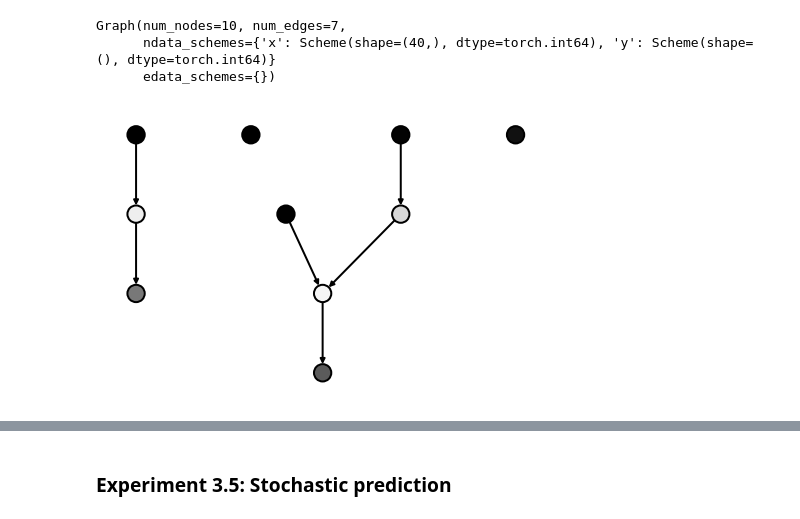
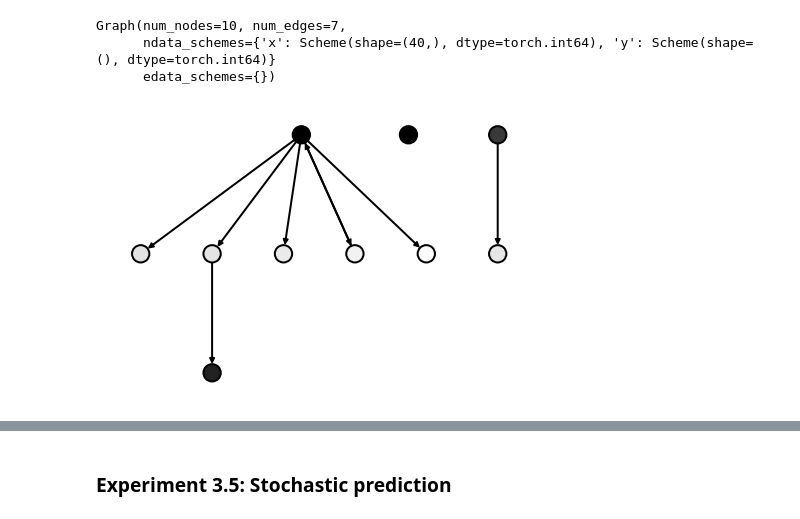
Before and after one commit to jvrana/deep-learning-guides, a Jupyter notebook: notebooks/annotated_universal_graph_transformer/causes_of_lung_cancer/experiment_generative_attention_network.ipynb, the cells around one changed output, grey strips where cells are left out. Drawn from its saved outputs; the diff is of its cells as text; code cells hidden in the pictures.

```diff
--- a/notebooks/annotated_universal_graph_transformer/causes_of_lung_cancer/experiment_generative_attention_network.ipynb
+++ b/notebooks/annotated_universal_graph_transformer/causes_of_lung_cancer/experiment_generative_attention_network.ipynb
@@ -629,12 +633,16 @@ class CircuitNetwork(nn.Module):
                 g.ndata['h'] = self.core(g.ndata['h'])
             return self.decoder(g.ndata['h'])
 
-def train_circuit_network(net, epochs=1000, batch_size=32):
-    graphs = [gen_nor_circuit() for i in range(1000)]
+def create_loader(n=1000, batch_size=32):
+    graphs = [gen_nor_circuit() for i in range(n)]
     dataset = SplitDataset(graphs, transforms=[
         NetworkxToDGL(node_attrs=['x', 'y']),
     ])
     loader = DataLoader(dataset, batch_size=batch_size, collate_fn=dgl.batch)
+    return dataset, loader
+
+def train_circuit_network(net, epochs=1000, batch_size=32):
+    dataset, loader = create_loader(batch_size=batch_size)
     for g in loader:
         ...
     net(g, g.ndata['x'].float())
@@ -706,5 +716,5 @@ class AutoEncoderCircuitNetwork(nn.Module):
         return out
 
 net = AutoEncoderCircuitNetwork(40, 128)
-train_circuit_network(net, epochs=15)
+train_circuit_network(net, epochs=50)
 # %% [output]
@@ -737,22 +728,23 @@ Graph(num_nodes=10, num_edges=7,
 # %%
 
 
 def plot_binary_graph(g, cmap=cm.binary, ax=None, key='y', **kwargs):
     # cmap = cm.get_cmap('plasma')(np.linspace(0, 1, 255))
     x = np.array([ndata[key] for n, ndata in g.nodes(data=True)])
     node_colors = cmap(x)
     pos = nx.nx_agraph.pygraphviz_layout(g, prog='dot')
     nx.draw(g, pos=pos, node_color=node_colors, ax=ax, width=2, edgecolors='k', linewidths=2., **kwargs)
 
 
-g = dataset[21]
+dataset, loader = create_loader(20)
 
+g = dataset[0]
 with g.local_scope():
     net(g, g.ndata['x'].float(), n=10)
     g.ndata['out'] = torch.cat(net.out_arr, 1)
     nxg = nx.DiGraph(g.to_networkx(node_attrs=['out', 'x']))
     for n, ndata in nxg.nodes(data=True):
         ndata['j'] = ndata['out'][9].item()
     plot_binary_graph(nxg, key='j')
 # %% [output]
-[figure, old version]
+[figure, new version]
```
Also changed, not shown: parts of 18 cells of this notebook.
